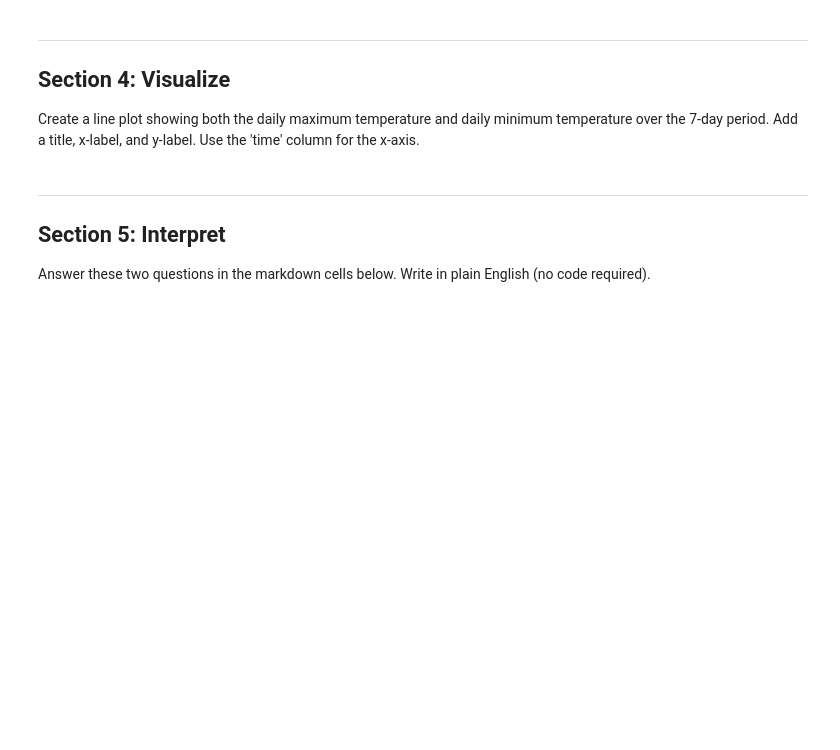
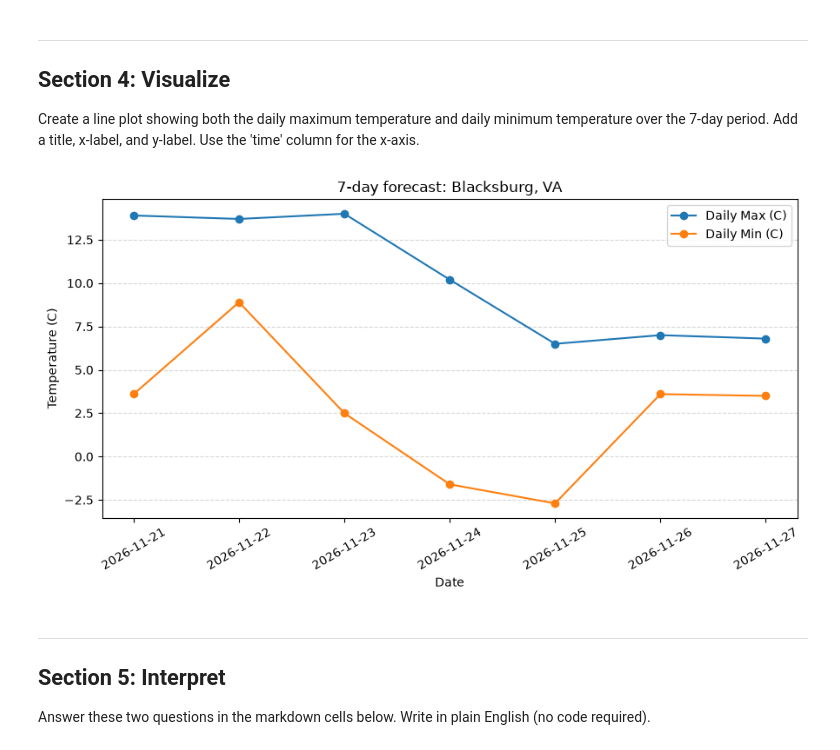
Before and after one commit to aramoudi/cs5045, a Jupyter notebook: M13/hw13.ipynb, the cells around one changed output. Drawn from its saved outputs; the diff is of its cells as text; code cells hidden in the pictures; blank space fills up the shorter version.

```diff
--- a/M13/hw13.ipynb
+++ b/M13/hw13.ipynb
@@ -45,10 +45,10 @@ Look up your city's latitude and longitude at https://www.latlong.net or use the
 # Fill in the latitude, longitude, and timezone for your chosen city.
 # Replace the blanks below with real values from the table or latlong.net.
 
-MY_CITY     = '__________'   # example: 'Blacksburg, VA'
-MY_LAT      = __________     # example: 37.2296
-MY_LON      = __________     # example: -80.4139
-MY_TIMEZONE = '__________'   # example: 'America/New_York'
+MY_CITY     = 'Blacksburg, VA'   # example: 'Blacksburg, VA'
+MY_LAT      = 37.2296     # example: 37.2296
+MY_LON      = -80.4139     # example: -80.4139
+MY_TIMEZONE = 'America/New_York'   # example: 'America/New_York'
 
 URL = 'https://api.open-meteo.com/v1/forecast'
 params = {
@@ -105,21 +111,21 @@ print('Loaded weather_response.json')
 # %%
 # 2a. Print the top-level keys of the response.
 #     Expected: something like ['latitude', 'longitude', 'timezone', 'daily', ...]
-print('Top-level keys:', __________)
+print('Top-level keys:', list(data.keys()))
 
 # 2b. Print the keys inside data["daily"].
 #     Expected: ['time', 'temperature_2m_max', 'temperature_2m_min', 'precipitation_sum']
-daily = data[__________]
+daily = data['daily']
 print('Daily keys:', list(daily.keys()))
 
 # 2c. Print the list of dates (the 'time' key inside daily).
 #     Expected: a list of 7 date strings like ['2026-09-01', '2026-09-02', ...]
-print('Dates:', daily[__________])
+print('Dates:', daily['time'])
 
 # 2d. Print the list of daily maximum temperatures.
 #     Expected: a list of 7 floats
-print('Max temps (C):', daily[__________])
+print('Max temps (C):', daily['temperature_2m_max'])
 
 # 2e. Print just the maximum temperature for the FIRST day.
 #     Hint: index into the list you just printed.
-print('Max temp day 1 (C):', __________)
+print('Max temp day 1 (C):', daily['temperature_2m_max'][0])
@@ -131,12 +143,12 @@ print('Max temp day 1 (C):', __________)
 # %%
 # 3a. Build a DataFrame from data["daily"].
 #     Fill in the blank: pd.DataFrame takes the dict of parallel lists.
-df = pd.DataFrame(__________)
+df = pd.DataFrame(daily)
 
 # 3b. Print the shape.
 #     Expected: (7, 4), meaning 7 days and 4 columns
-print('Shape:', __________)
+print('Shape:', df.shape)
 
 # 3c. Print the first 5 rows.
 print('\nFirst 5 rows:')
-print(__________)
+print(df.head())
@@ -148,29 +170,31 @@ Create a line plot showing both the daily maximum temperature and daily minimum
 # %%
 # 4a. Create a line plot with two lines: max temp and min temp.
 #     Use plt.plot() for each line, or df.plot() if you prefer pandas plotting.
 #     Fill in the blanks below.
 
 fig, ax = plt.subplots(figsize=(9, 5))
 
 # Line 1: daily maximum temperature
-ax.plot(df['time'], df[__________],
+ax.plot(df['time'], df['temperature_2m_max'],
         marker='o', label='Daily Max (C)')
 
 # Line 2: daily minimum temperature
-ax.plot(df['time'], df[__________],
+ax.plot(df['time'], df['temperature_2m_min'],
         marker='o', label='Daily Min (C)')
 
 # 4b. Fill in the title and axis labels.
-ax.set_title(__________)
-ax.set_xlabel(__________)
-ax.set_ylabel(__________)
+ax.set_title(f'7-day forecast: {MY_CITY}')
+ax.set_xlabel('Date')
+ax.set_ylabel('Temperature (C)')
 
 ax.tick_params(axis='x', rotation=30)
 ax.legend()
 ax.grid(axis='y', linestyle='--', alpha=0.5)
 
 plt.tight_layout()
 plt.show()
+# %% [output]
+[figure, added]
 # %% [markdown]
 ---
 ## Section 5: Interpret
```
Also changed, not shown: parts of 12 cells of this notebook.
